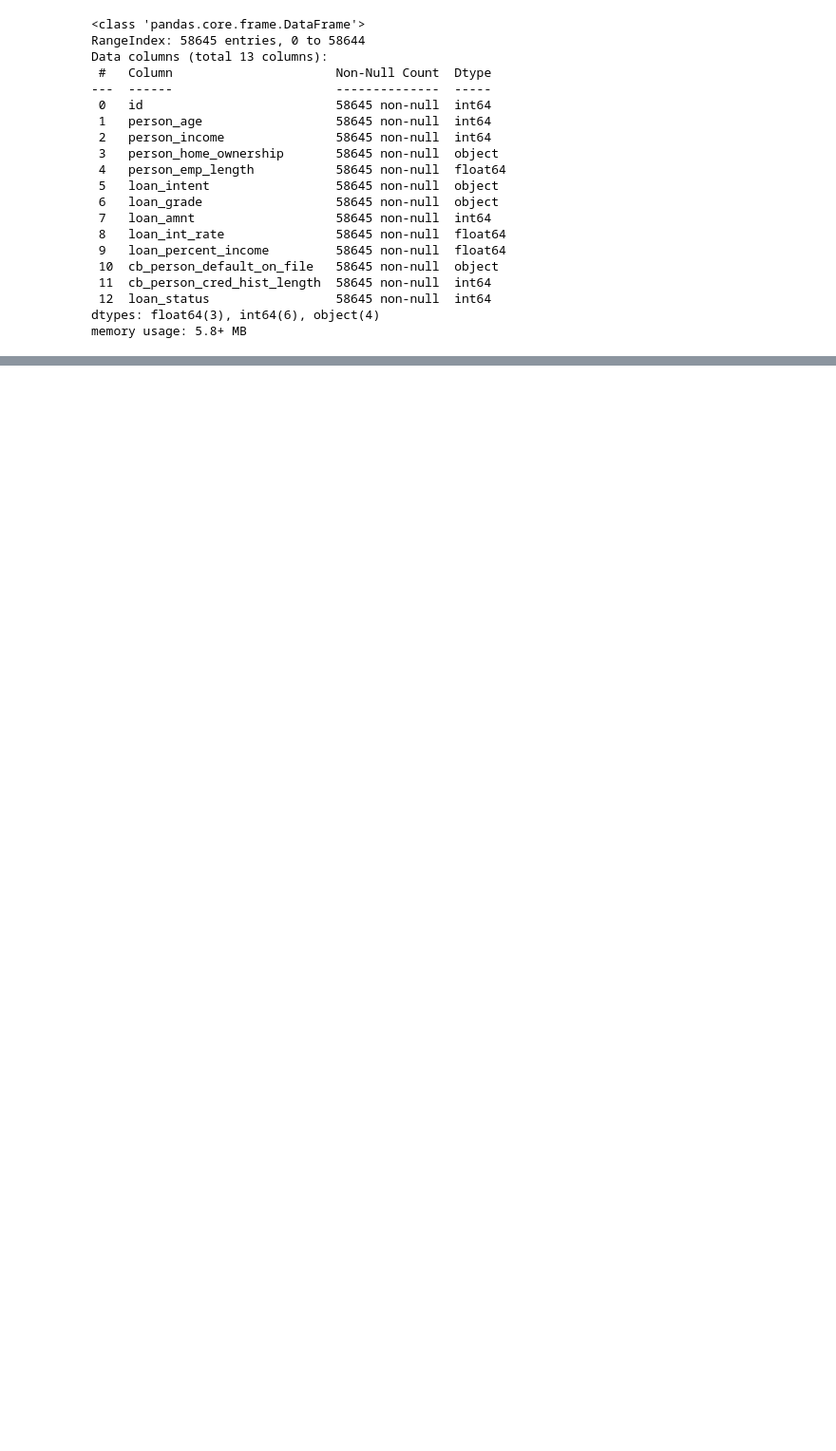
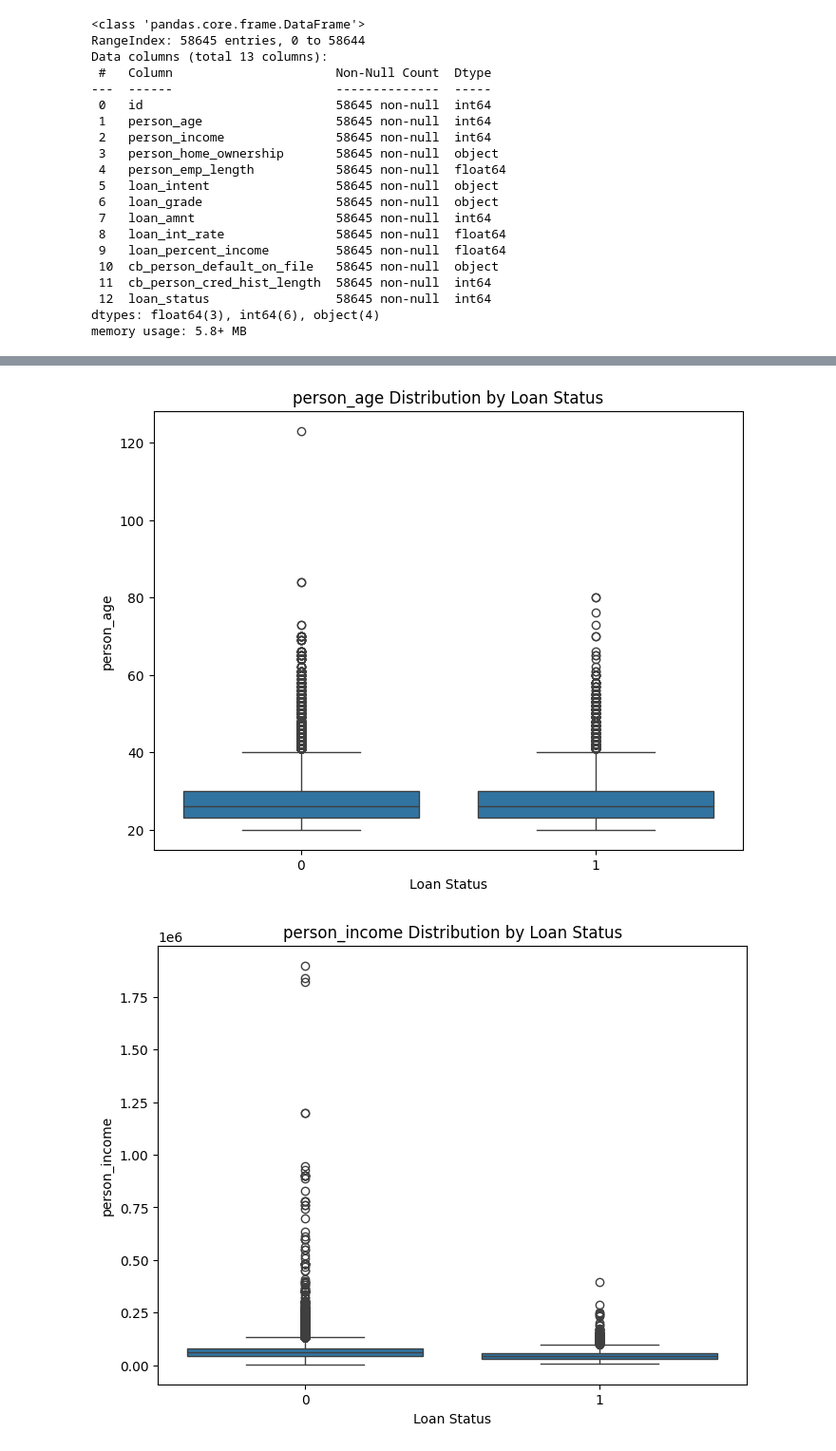
Before and after one commit to jash0803/DAIICT, a Jupyter notebook: SEM 5/EDA/202201016_Lab_Assignment_6.ipynb, the cells around one changed output, grey strips where cells are left out. Shown at 95% size. Saved outputs shown, nothing was run; the diff lists cells and outputs as text; code cells hidden in the pictures; blank space fills up the shorter version.

```diff
--- a/SEM 5/EDA/202201016_Lab_Assignment_6.ipynb
+++ b/SEM 5/EDA/202201016_Lab_Assignment_6.ipynb
@@ -135,0 +214,11 @@ AUC Score: 95.52597034303386
+# %%
+for feature in numerical_features:
+    plt.figure(figsize=(8, 6))
+    sns.boxplot(x='loan_status', y=feature, data=data)
+    plt.title(f'{feature} Distribution by Loan Status')
+    plt.xlabel('Loan Status')
+    plt.ylabel(feature)
+    plt.show()
+# %% [output]
+[figure, added]
+[figure, added]
```
Also changed, not shown: parts of 72 cells of this notebook.
